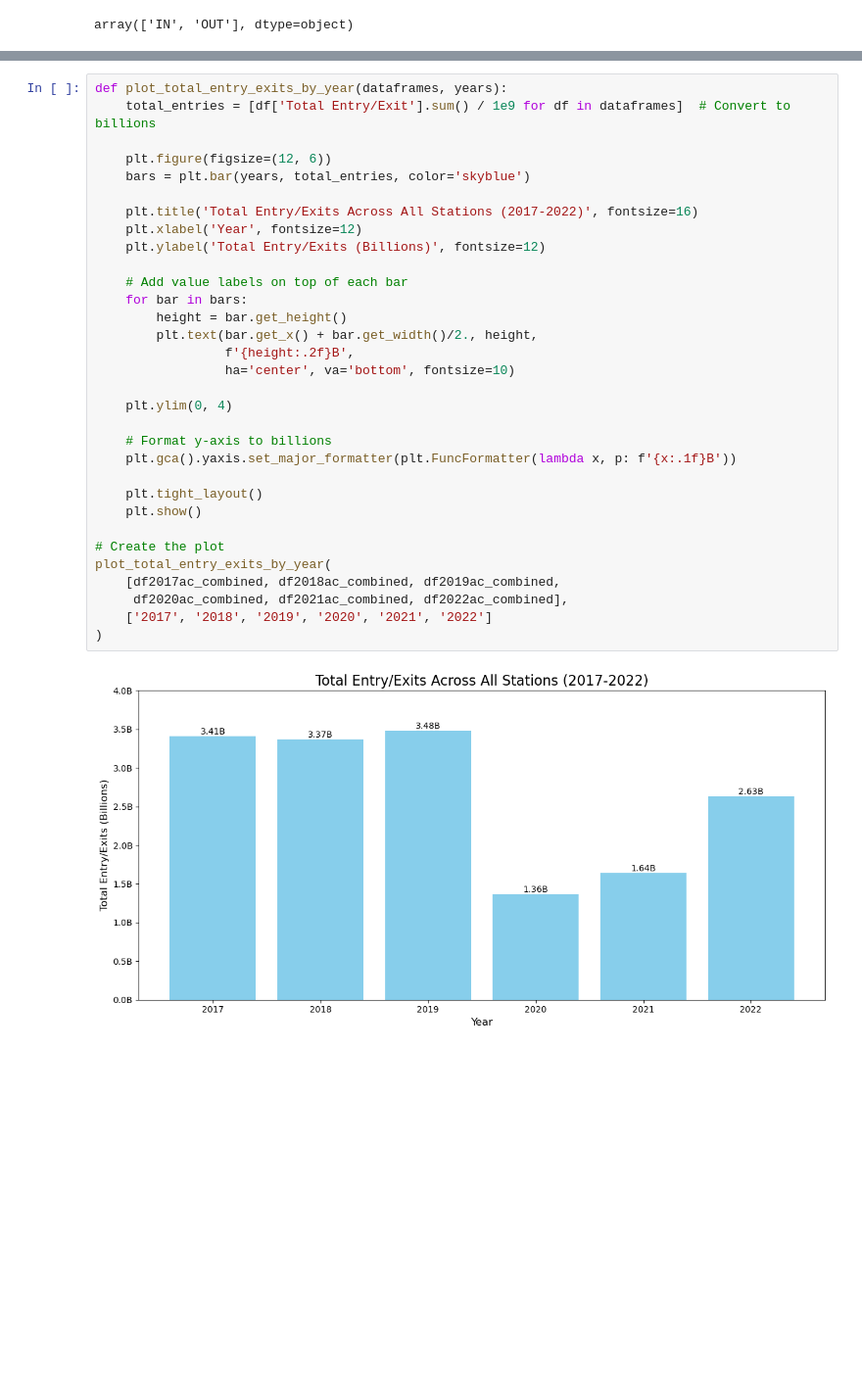
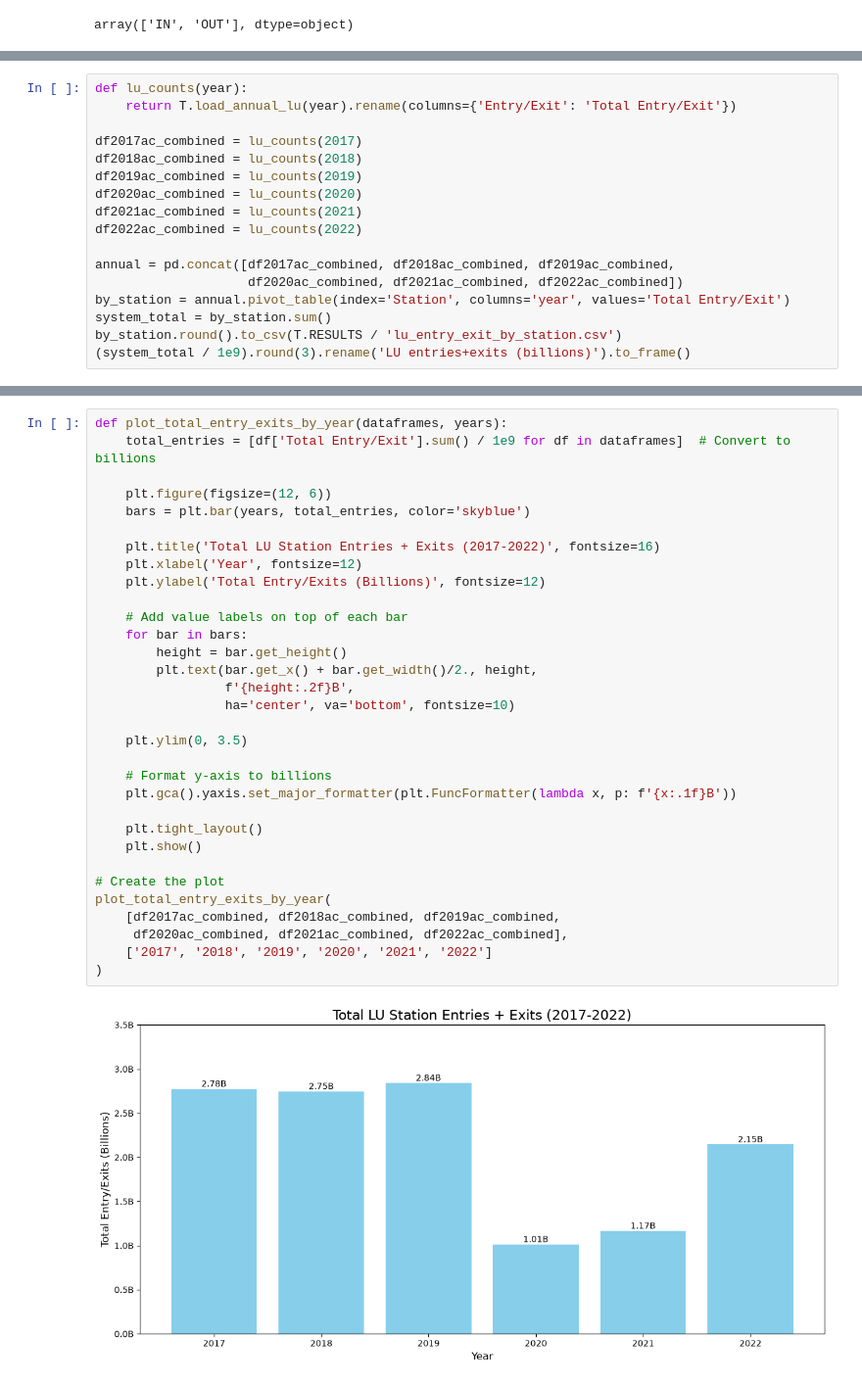
Before and after one commit to AimanxxAnsari/analysis-of-tfl-data, a Jupyter notebook: python-notebooks/tfl-passenger-flow.ipynb, the cells around one changed output, grey strips where cells are left out. Shown at 98% size. Drawn from its saved outputs; the diff is of its cells as text; blank space fills up the shorter version.

```diff
--- a/python-notebooks/tfl-passenger-flow.ipynb
+++ b/python-notebooks/tfl-passenger-flow.ipynb
@@ -422,0 +367,17 @@ df2017ac_combined[df2017ac_combined['Station'] == "King's Cross St. Pancras"]
+# %%
+def lu_counts(year):
+    return T.load_annual_lu(year).rename(columns={'Entry/Exit': 'Total Entry/Exit'})
+
+df2017ac_combined = lu_counts(2017)
+df2018ac_combined = lu_counts(2018)
+df2019ac_combined = lu_counts(2019)
+df2020ac_combined = lu_counts(2020)
+df2021ac_combined = lu_counts(2021)
+df2022ac_combined = lu_counts(2022)
+
+annual = pd.concat([df2017ac_combined, df2018ac_combined, df2019ac_combined,
+                    df2020ac_combined, df2021ac_combined, df2022ac_combined])
+by_station = annual.pivot_table(index='Station', columns='year', values='Total Entry/Exit')
+system_total = by_station.sum()
+by_station.round().to_csv(T.RESULTS / 'lu_entry_exit_by_station.csv')
+(system_total / 1e9).round(3).rename('LU entries+exits (billions)').to_frame()
@@ -568,33 +551,33 @@ plot_top_5_stations_by_year(
 def plot_total_entry_exits_by_year(dataframes, years):
     total_entries = [df['Total Entry/Exit'].sum() / 1e9 for df in dataframes]  # Convert to billions
 
     plt.figure(figsize=(12, 6))
     bars = plt.bar(years, total_entries, color='skyblue')
 
-    plt.title('Total Entry/Exits Across All Stations (2017-2022)', fontsize=16)
+    plt.title('Total LU Station Entries + Exits (2017-2022)', fontsize=16)
     plt.xlabel('Year', fontsize=12)
     plt.ylabel('Total Entry/Exits (Billions)', fontsize=12)
 
     # Add value labels on top of each bar
     for bar in bars:
         height = bar.get_height()
         plt.text(bar.get_x() + bar.get_width()/2., height,
                  f'{height:.2f}B',
                  ha='center', va='bottom', fontsize=10)
 
-    plt.ylim(0, 4)
+    plt.ylim(0, 3.5)
 
     # Format y-axis to billions
     plt.gca().yaxis.set_major_formatter(plt.FuncFormatter(lambda x, p: f'{x:.1f}B'))
 
     plt.tight_layout()
     plt.show()
 
 # Create the plot
 plot_total_entry_exits_by_year(
     [df2017ac_combined, df2018ac_combined, df2019ac_combined,
      df2020ac_combined, df2021ac_combined, df2022ac_combined],
     ['2017', '2018', '2019', '2020', '2021', '2022']
 )
 # %% [output]
-[figure, old version]
+[figure, new version]
```
Also changed, not shown: parts of 29 cells of this notebook, 4 other files.
